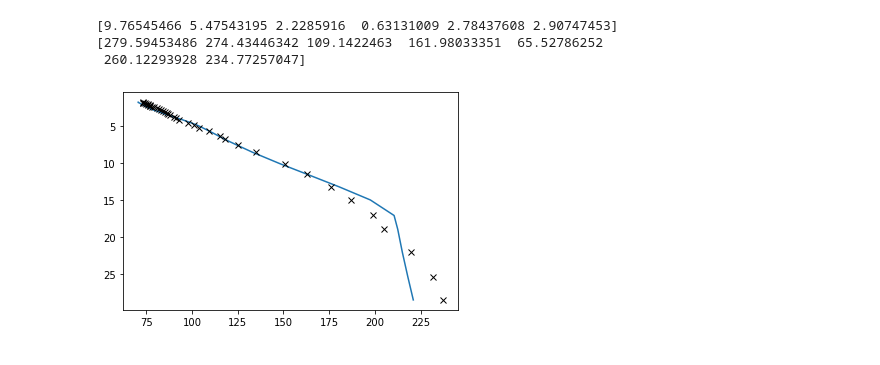
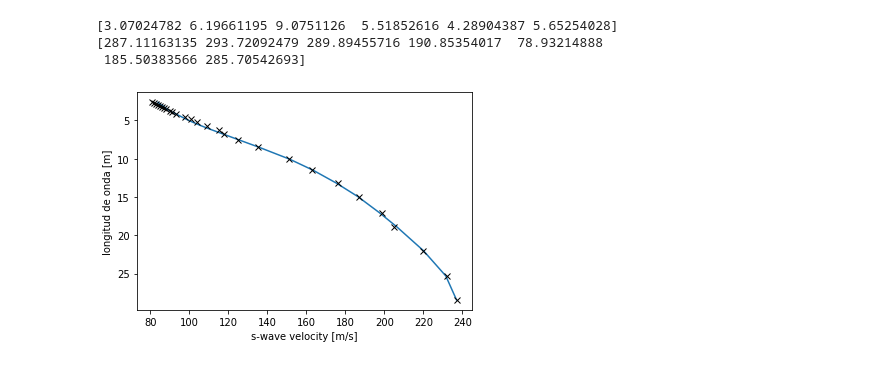
Before and after one commit to ladominguez/dual_annealing, a Jupyter notebook: inversion.ipynb, the cells around one changed output. Cells and saved outputs as stored; diff of their text form; code cells hidden in the pictures.

```diff
--- a/inversion.ipynb
+++ b/inversion.ipynb
@@ -79,16 +96,19 @@ KeyboardInterrupt:
-# %%
-print(ret.x[0:n])
-print(ret.x[n:])
-# %% [output]
-[9.76545466 5.47543195 2.2285916  0.63131009 2.78437608 2.90747453]
-[279.59453486 274.43446342 109.1422463  161.98033351  65.52786252
- 260.12293928 234.77257047]
-# %%
-h_sol = ret.x[0:n]
-beta_sol = ret.x[n:]
-c_sol, lambda_sol = Amasw.theoretical_dispersion_curve(c_test, h_sol, alpha, beta_sol, rho, n, lambda_curve0)
-plt.plot(c_sol, lambda_sol)
-plt.plot(c_curve0, lambda_curve0,'kx')
-plt.gca().invert_yaxis()
-# %% [output]
-[figure, removed]
+# %%
+print(ret.x[0:n])
+print(ret.x[n:])
+# %% [output]
+[3.07024782 6.19661195 9.0751126  5.51852616 4.28904387 5.65254028]
+[287.11163135 293.72092479 289.89455716 190.85354017  78.93214888
+ 185.50383566 285.70542693]
+# %%
+h_sol = ret.x[0:n]
+beta_sol = ret.x[n:]
+c_sol, lambda_sol = Amasw.theoretical_dispersion_curve(c_test, h_sol, alpha, beta_sol, rho, n, lambda_curve0)
+plt.plot(c_sol, lambda_sol)
+plt.plot(c_curve0, lambda_curve0,'kx')
+plt.gca().invert_yaxis()
+plt.xlabel('s-wave velocity [m/s]')
+plt.ylabel('longitud de onda [m]')
+plt.savefig('ajuste')
+# %% [output]
+[figure, added]
```
Also changed, not shown: parts of 10 cells of this notebook, 3 other files.
